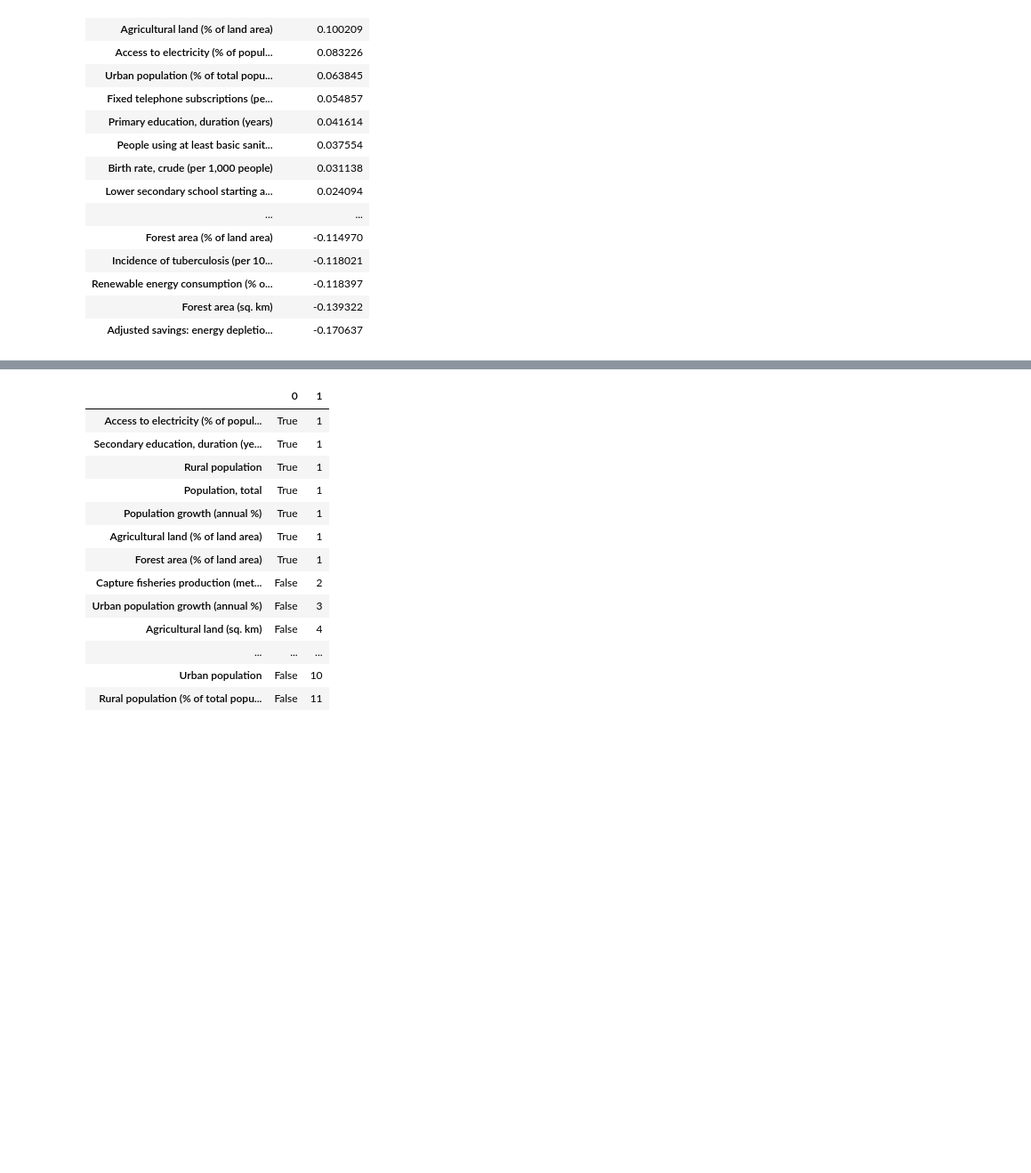
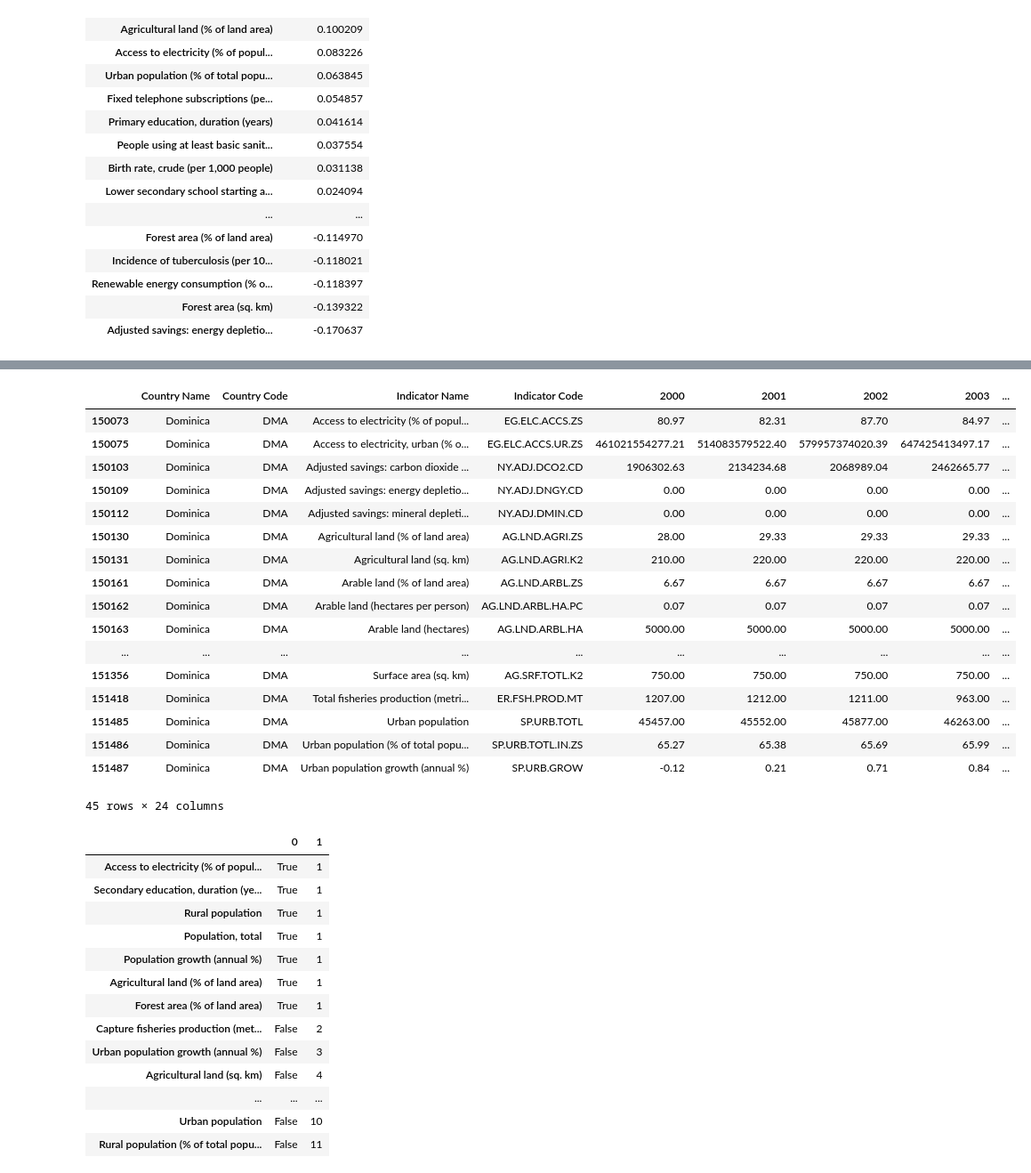
Before and after one commit to Lucas-Correa/Stats_Banner, a Jupyter notebook: Dual_City/notebooks/Merge and Fill Na.ipynb, the cells around one changed output, grey strips where cells are left out. Shown: that part at 89% size. Saved outputs shown, nothing was run; the diff lists cells and outputs as text; code cells hidden in the pictures; blank space fills up the shorter version.

```diff
--- a/Dual_City/notebooks/Merge and Fill Na.ipynb
+++ b/Dual_City/notebooks/Merge and Fill Na.ipynb
@@ -274,0 +268,6 @@ ValueError: The number of observations cannot be determined on an empty distance
+# %%
+kmeans = KMeans(n_clusters=3, random_state=0).fit(select_data)
+select_data['Cluster'] = pd.Series(kmeans.labels_,index=select_data.index)
+cluster2019 = pd.concat([select_data,wdi_scaled[['Dualcit_grouped']]],axis=1)
+
+cluster2019.head()
@@ -274,0 +322,14 @@ ValueError: The number of observations cannot be determined on an empty distance
+# %%
+#Kprototype
+from kmodes.kprototypes import KPrototypes
+pd.set_option('display.float_format', lambda x: '%.2f' % x)
+
+selected_clusters = pd.concat([select_data,wdi_scaled[['Dualcit_grouped']]],axis=1)
+Kpro_cluster = KPrototypes(n_jobs = -1,n_clusters=3, init='Huang', random_state=42)
+kpro_labels = Kpro_cluster.fit_predict(selected_clusters, categorical=[7])
+
+#wdi_scaled.iloc[:,:-1] = scaler.inverse_transform(wdi_scaled.iloc[:,:-1])
+selected_clusters = pd.concat([wdi_scaled[indicators],pd.get_dummies(selected_clusters.Dualcit_grouped)],axis=1)
+selected_clusters['clusters'] = kpro_labels
+
+selected_clusters.groupby('clusters').mean()
@@ -275,3 +342,26 @@ ValueError: The number of observations cannot be determined on an empty distance
+# %%
+selected_clusters.loc[selected_clusters['Access to electricity, urban (% of urban population)']>100]
+
+filtered_wdi.loc[filtered_wdi['Country Code']=='DMA']
+# %% [output]
+|  | Country Name | Country Code | Indicator Name | Indicator Code | 2000 | 2001 | 2002 | 2003 | ... |
+| 150073 | Dominica | DMA | Access to electricity (% of popul... | EG.ELC.ACCS.ZS | 80.97 | 82.31 | 87.70 | 84.97 | ... |
+| 150075 | Dominica | DMA | Access to electricity, urban (% o... | EG.ELC.ACCS.UR.ZS | 461021554277.21 | 514083579522.40 | 579957374020.39 | 647425413497.17 | ... |
+| 150103 | Dominica | DMA | Adjusted savings: carbon dioxide ... | NY.ADJ.DCO2.CD | 1906302.63 | 2134234.68 | 2068989.04 | 2462665.77 | ... |
+| 150109 | Dominica | DMA | Adjusted savings: energy depletio... | NY.ADJ.DNGY.CD | 0.00 | 0.00 | 0.00 | 0.00 | ... |
+| 150112 | Dominica | DMA | Adjusted savings: mineral depleti... | NY.ADJ.DMIN.CD | 0.00 | 0.00 | 0.00 | 0.00 | ... |
+| 150130 | Dominica | DMA | Agricultural land (% of land area) | AG.LND.AGRI.ZS | 28.00 | 29.33 | 29.33 | 29.33 | ... |
+| 150131 | Dominica | DMA | Agricultural land (sq. km) | AG.LND.AGRI.K2 | 210.00 | 220.00 | 220.00 | 220.00 | ... |
+| 150161 | Dominica | DMA | Arable land (% of land area) | AG.LND.ARBL.ZS | 6.67 | 6.67 | 6.67 | 6.67 | ... |
+| 150162 | Dominica | DMA | Arable land (hectares per person) | AG.LND.ARBL.HA.PC | 0.07 | 0.07 | 0.07 | 0.07 | ... |
+| 150163 | Dominica | DMA | Arable land (hectares) | AG.LND.ARBL.HA | 5000.00 | 5000.00 | 5000.00 | 5000.00 | ... |
+| ... | ... | ... | ... | ... | ... | ... | ... | ... | ... |
+| 151356 | Dominica | DMA | Surface area (sq. km) | AG.SRF.TOTL.K2 | 750.00 | 750.00 | 750.00 | 750.00 | ... |
+| 151418 | Dominica | DMA | Total fisheries production (metri... | ER.FSH.PROD.MT | 1207.00 | 1212.00 | 1211.00 | 963.00 | ... |
+| 151485 | Dominica | DMA | Urban population | SP.URB.TOTL | 45457.00 | 45552.00 | 45877.00 | 46263.00 | ... |
+| 151486 | Dominica | DMA | Urban population (% of total popu... | SP.URB.TOTL.IN.ZS | 65.27 | 65.38 | 65.69 | 65.99 | ... |
+| 151487 | Dominica | DMA | Urban population growth (annual %) | SP.URB.GROW | -0.12 | 0.21 | 0.71 | 0.84 | ... |
+45 rows × 24 columns
 # %%
 model = LogisticRegression()
 rfe = RFE(estimator = model, n_features_to_select = 7)
```
Also changed, not shown: parts of 16 cells of this notebook, 2 other files.
